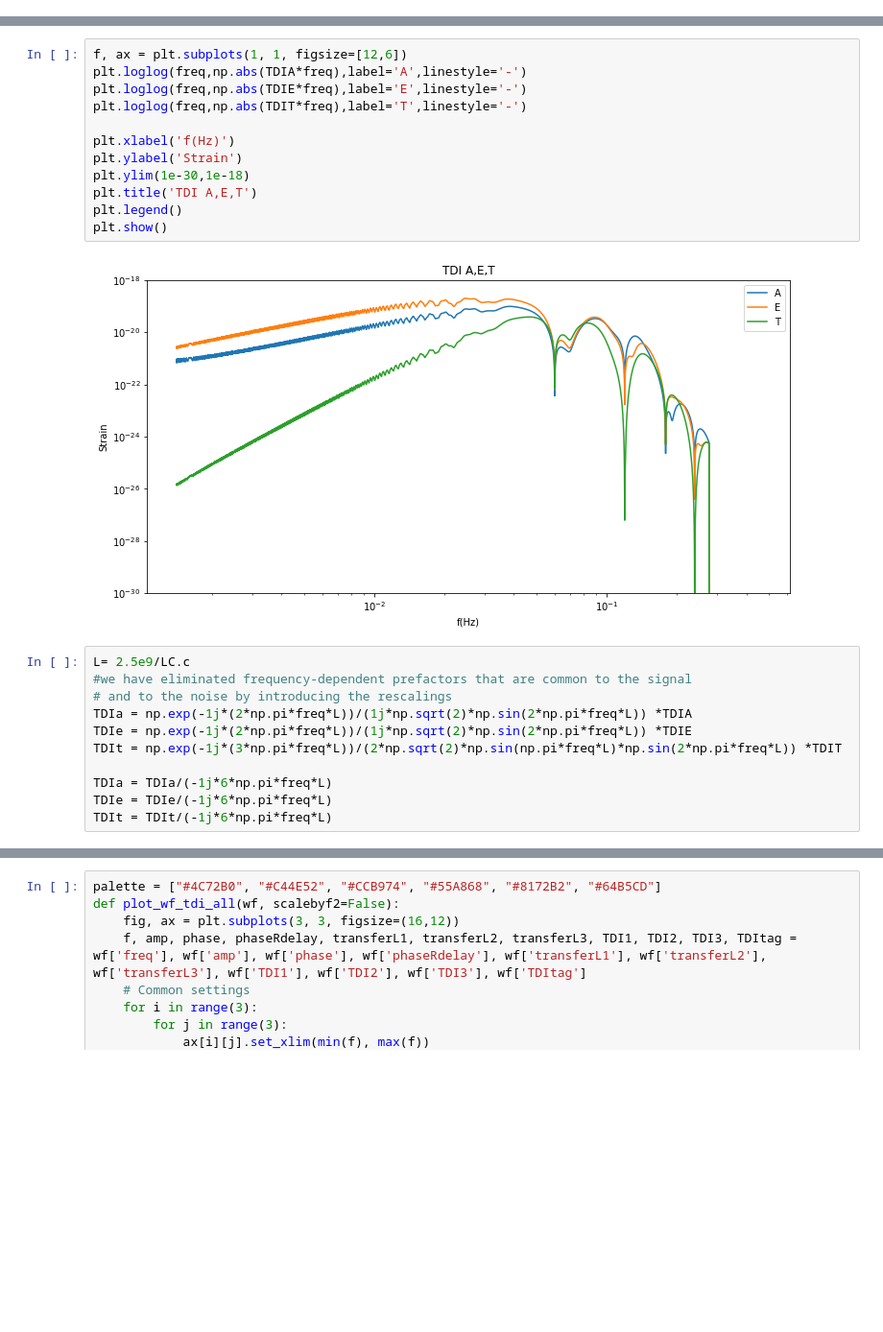
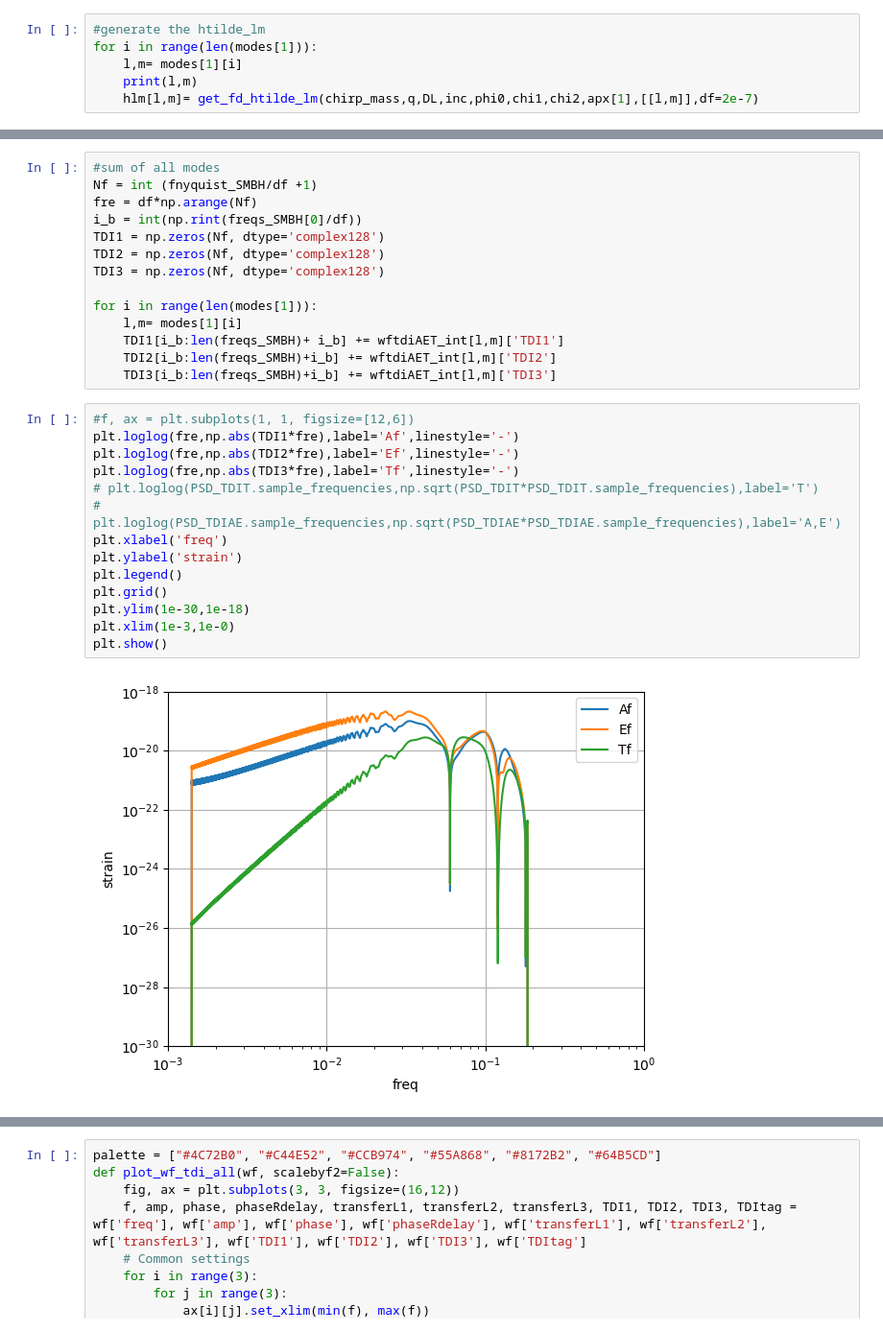
Before and after one commit to renjiewang888/LitePIG, a Jupyter notebook: signal/test_genTDI.ipynb, the cells around one changed output, grey strips where cells are left out. Shown at 96% size. Drawn from its saved outputs; the diff is of its cells as text; blank space fills up the shorter version.

```diff
--- a/signal/test_genTDI.ipynb
+++ b/signal/test_genTDI.ipynb
@@ -42,0 +227,6 @@ plt.xlim(1e-5,1e0)
+# %%
+#generate the htilde_lm
+for i in range(len(modes[1])):
+    l,m= modes[1][i]
+    print(l,m)
+    hlm[l,m]= get_fd_htilde_lm(chirp_mass,q,DL,inc,phi0,chi1,chi2,apx[1],[[l,m]],df=2e-7)
@@ -716,25 +406,30 @@ for i in range(len(modes[1])):
+# %%
+#sum of all modes
+Nf = int (fnyquist_SMBH/df +1)
+fre = df*np.arange(Nf)
+i_b = int(np.rint(freqs_SMBH[0]/df))
+TDI1 = np.zeros(Nf, dtype='complex128')
+TDI2 = np.zeros(Nf, dtype='complex128')
+TDI3 = np.zeros(Nf, dtype='complex128')
+
+for i in range(len(modes[1])):
+    l,m= modes[1][i]
+    TDI1[i_b:len(freqs_SMBH)+ i_b] += wftdiAET_int[l,m]['TDI1']
+    TDI2[i_b:len(freqs_SMBH)+i_b] += wftdiAET_int[l,m]['TDI2']
+    TDI3[i_b:len(freqs_SMBH)+i_b] += wftdiAET_int[l,m]['TDI3']
 # %%
-f, ax = plt.subplots(1, 1, figsize=[12,6])
-plt.loglog(freq,np.abs(TDIA*freq),label='A',linestyle='-')
-plt.loglog(freq,np.abs(TDIE*freq),label='E',linestyle='-')
-plt.loglog(freq,np.abs(TDIT*freq),label='T',linestyle='-')
-
-plt.xlabel('f(Hz)')
-plt.ylabel('Strain')
+#f, ax = plt.subplots(1, 1, figsize=[12,6])
+plt.loglog(fre,np.abs(TDI1*fre),label='Af',linestyle='-')
+plt.loglog(fre,np.abs(TDI2*fre),label='Ef',linestyle='-')
+plt.loglog(fre,np.abs(TDI3*fre),label='Tf',linestyle='-')
+# plt.loglog(PSD_TDIT.sample_frequencies,np.sqrt(PSD_TDIT*PSD_TDIT.sample_frequencies),label='T')
+# plt.loglog(PSD_TDIAE.sample_frequencies,np.sqrt(PSD_TDIAE*PSD_TDIAE.sample_frequencies),label='A,E')
+plt.xlabel('freq')
+plt.ylabel('strain')
+plt.legend()
+plt.grid()
 plt.ylim(1e-30,1e-18)
-plt.title('TDI A,E,T')
-plt.legend()
+plt.xlim(1e-3,1e-0)
 plt.show()
 # %% [output]
-[figure, old version]
+[figure, new version]
-# %%
-L= 2.5e9/LC.c
-#we have eliminated frequency-dependent prefactors that are common to the signal
-# and to the noise by introducing the rescalings
-TDIa = np.exp(-1j*(2*np.pi*freq*L))/(1j*np.sqrt(2)*np.sin(2*np.pi*freq*L)) *TDIA
-TDIe = np.exp(-1j*(2*np.pi*freq*L))/(1j*np.sqrt(2)*np.sin(2*np.pi*freq*L)) *TDIE
-TDIt = np.exp(-1j*(3*np.pi*freq*L))/(2*np.sqrt(2)*np.sin(np.pi*freq*L)*np.sin(2*np.pi*freq*L)) *TDIT
-
-TDIa = TDIa/(-1j*6*np.pi*freq*L)
-TDIe = TDIe/(-1j*6*np.pi*freq*L)
-TDIt = TDIt/(-1j*6*np.pi*freq*L)
```
Also changed, not shown: parts of 88 cells of this notebook, 3 other files.
